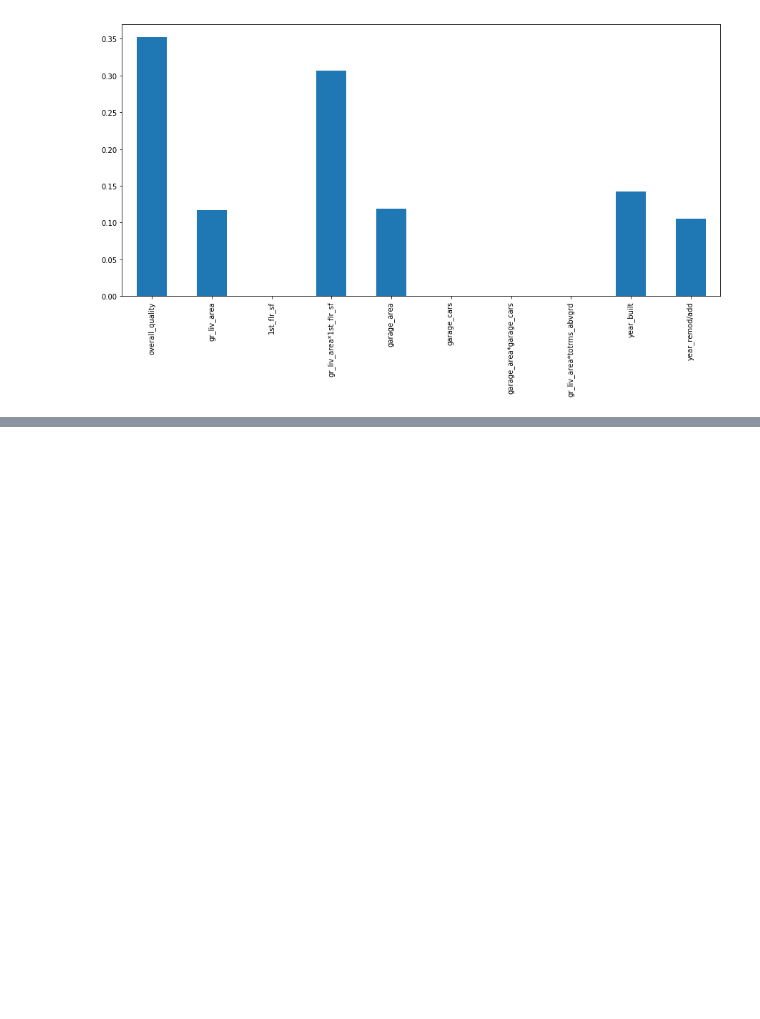
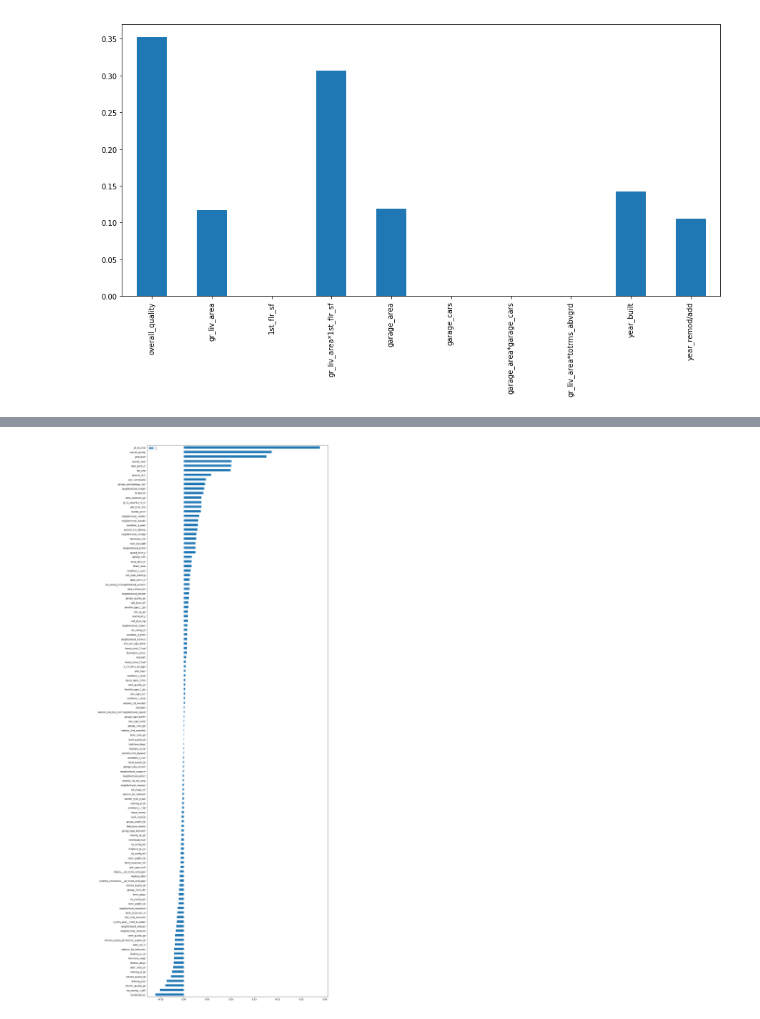
Before and after one commit to jamjahal/home_price_prediction, a Jupyter notebook: Code/02_Preprocessing_and_Feature_Engineering.ipynb, the cells around one changed output, grey strips where cells are left out. Saved outputs shown, nothing was run; the diff lists cells and outputs as text; code cells hidden in the pictures; blank space fills up the shorter version.

```diff
--- a/Code/02_Preprocessing_and_Feature_Engineering.ipynb
+++ b/Code/02_Preprocessing_and_Feature_Engineering.ipynb
@@ -578,0 +664,7 @@ features_3
+# %%
+# Removing features with coef of 0
+
+relevant_coefs=coef_df[coef_df[0]!=0]
+relevant_coefs.plot.barh(figsize=(15, 47));
+# %% [output]
+[figure, added]
```
Also changed, not shown: parts of 44 cells of this notebook, 7 other files.
